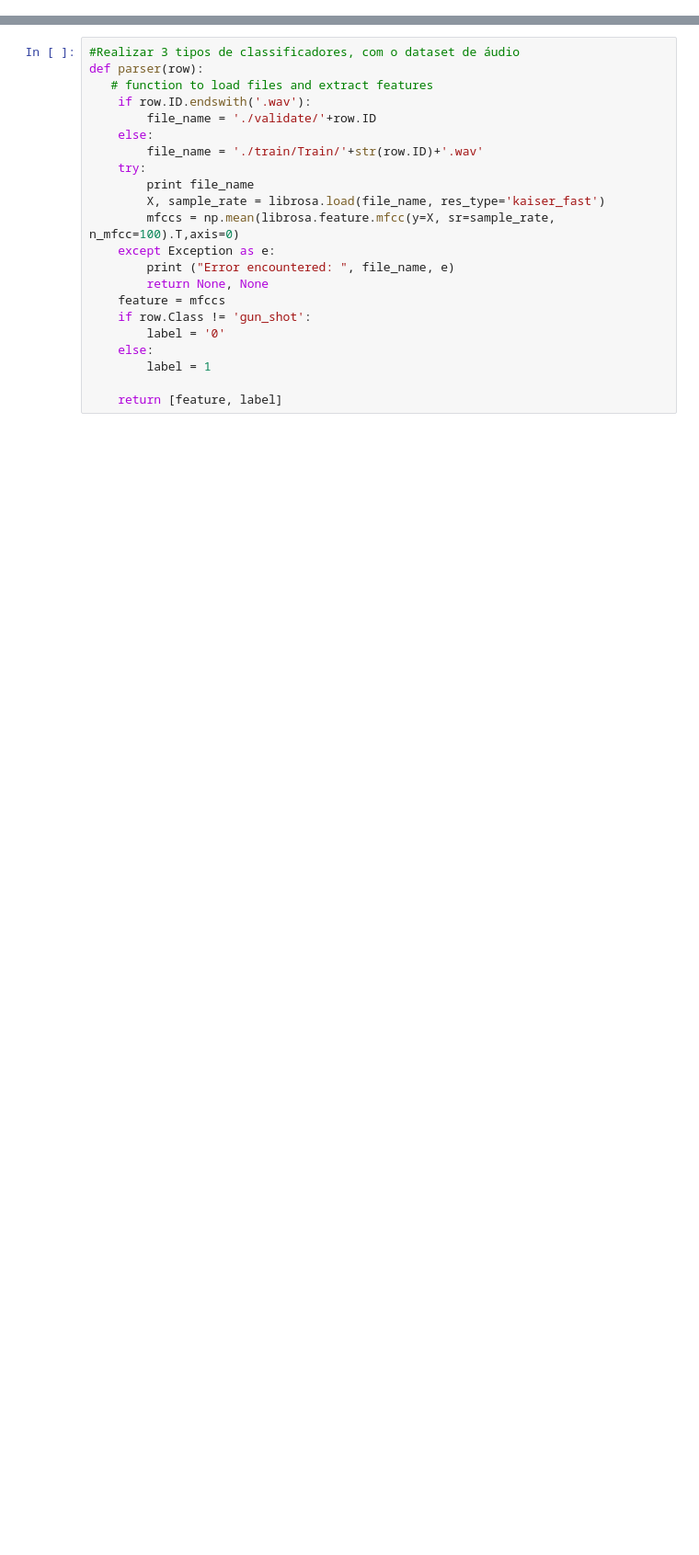
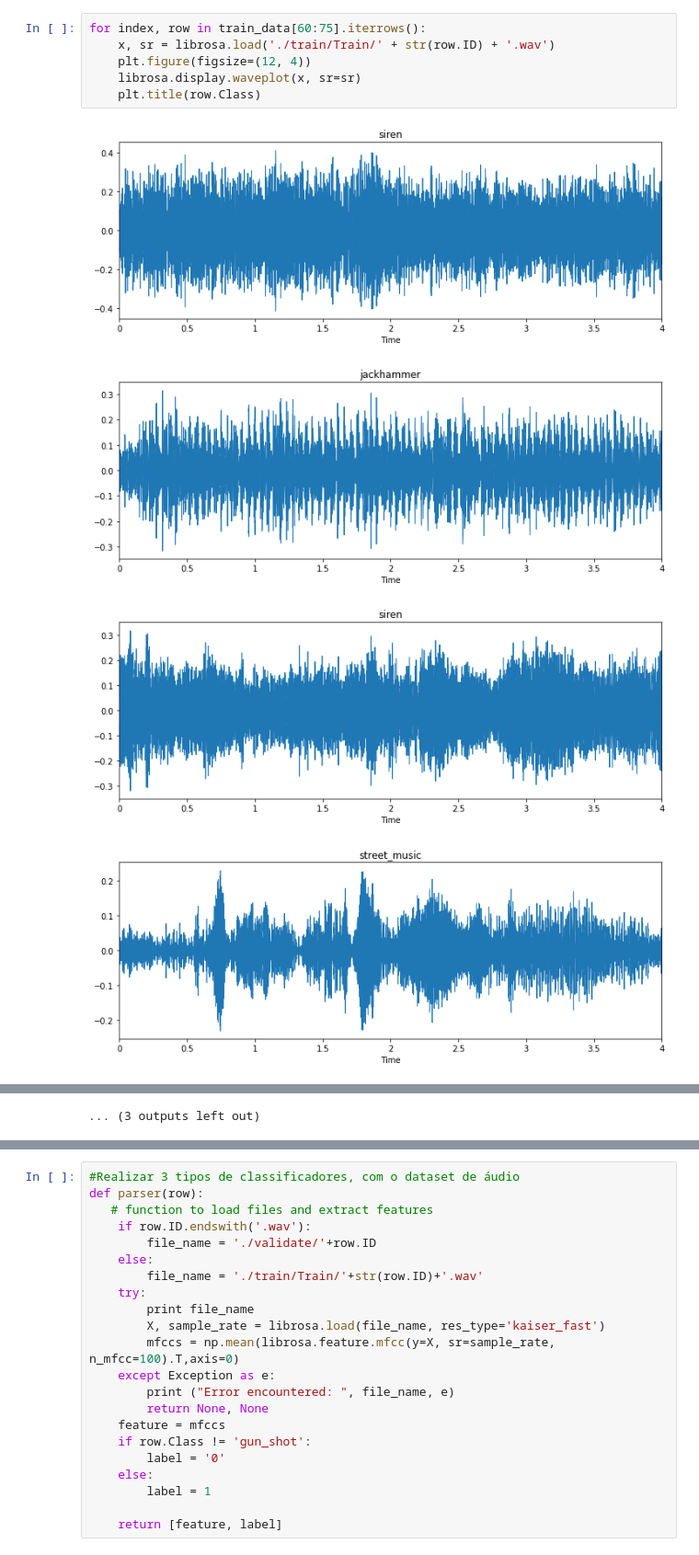
Before and after one commit to flisbao/ml_nanodegree, a Jupyter notebook: TCC 2.ipynb, the cells around one changed output, grey strips where cells are left out. Shown at 92% size. Drawn from its saved outputs; the diff is of its cells as text; blank space fills up the shorter version.

```diff
--- a/TCC 2.ipynb
+++ b/TCC 2.ipynb
@@ -0,0 +62,11 @@
+# %%
+for index, row in train_data[60:75].iterrows():
+    x, sr = librosa.load('./train/Train/' + str(row.ID) + '.wav')
+    plt.figure(figsize=(12, 4))
+    librosa.display.waveplot(x, sr=sr)
+    plt.title(row.Class)
+# %% [output]
+[figure, added]
+[figure, added]
+[figure, added]
+[figure, added]
@@ -0,0 +81 @@
+... (3 outputs left out)
```
Also changed, not shown: parts of 25 cells of this notebook.
